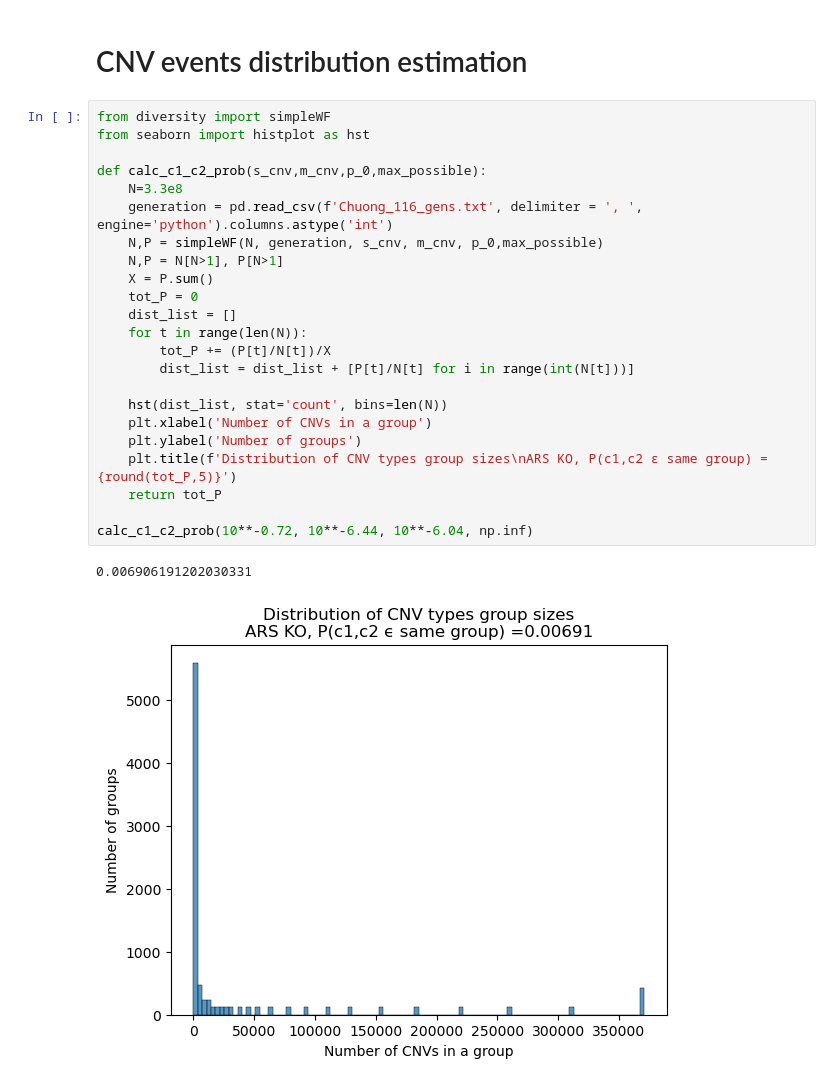
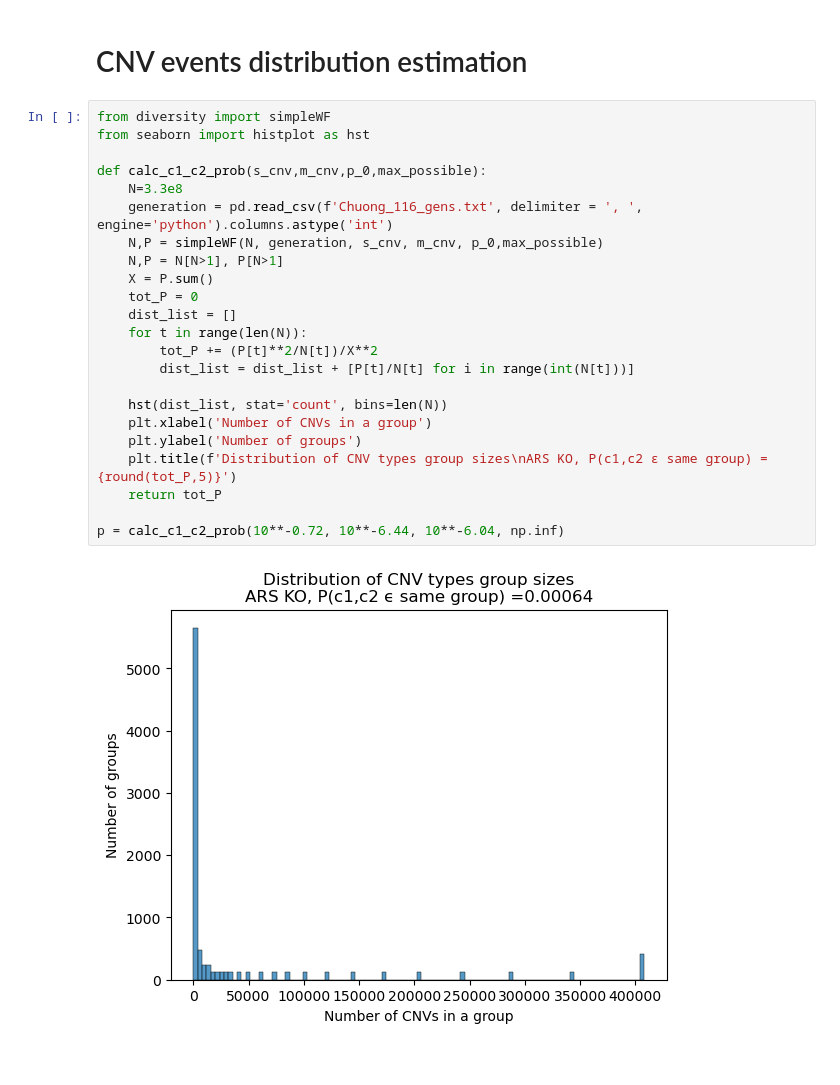
Before and after one commit to yoavram-lab/chuong_et_al, a Jupyter notebook: Diversity.ipynb, the cells around one changed output. Cells and saved outputs as stored; diff of their text form.

```diff
--- a/Diversity.ipynb
+++ b/Diversity.ipynb
@@ -52,26 +52,25 @@ Text(0, 0.5, 'Total CNV events')
 # %%
 from diversity import simpleWF
 from seaborn import histplot as hst
 
 def calc_c1_c2_prob(s_cnv,m_cnv,p_0,max_possible):
     N=3.3e8
     generation = pd.read_csv(f'Chuong_116_gens.txt', delimiter = ', ', engine='python').columns.astype('int')
     N,P = simpleWF(N, generation, s_cnv, m_cnv, p_0,max_possible)
     N,P = N[N>1], P[N>1]
     X = P.sum()
     tot_P = 0
     dist_list = []
     for t in range(len(N)):
-        tot_P += (P[t]/N[t])/X
+        tot_P += (P[t]**2/N[t])/X**2
         dist_list = dist_list + [P[t]/N[t] for i in range(int(N[t]))]
 
     hst(dist_list, stat='count', bins=len(N))
     plt.xlabel('Number of CNVs in a group')
     plt.ylabel('Number of groups')
     plt.title(f'Distribution of CNV types group sizes\nARS KO, P(c1,c2 ϵ same group) ={round(tot_P,5)}')
     return tot_P
 
-calc_c1_c2_prob(10**-0.72, 10**-6.44, 10**-6.04, np.inf)
+p = calc_c1_c2_prob(10**-0.72, 10**-6.44, 10**-6.04, np.inf)
 # %% [output]
-0.006906191202030331
-[figure, old version]
+[figure, new version]
```
